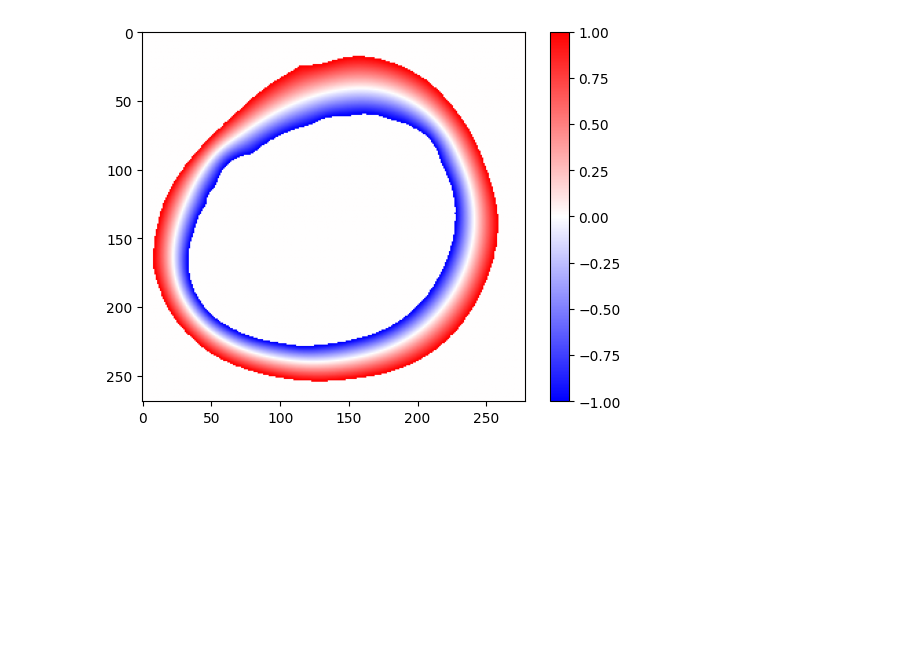
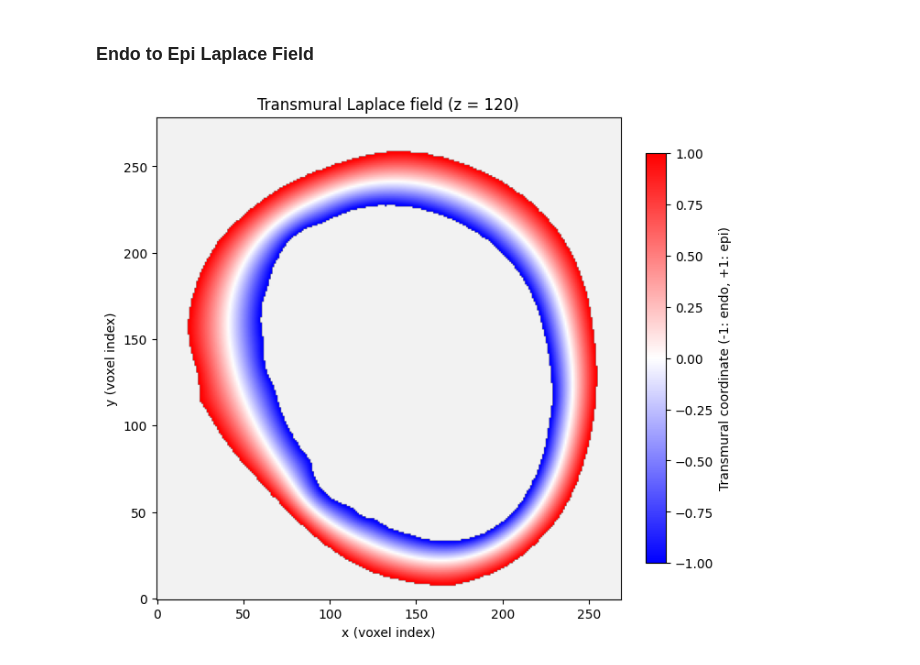
Before and after one commit to finitewave/Finitewave-Tools, a Jupyter notebook: Tutorials/Left Ventricle Fibers.ipynb, the cells around one changed output. Saved outputs shown, nothing was run; the diff lists cells and outputs as text; code cells hidden in the pictures; blank space fills up the shorter version.

```diff
--- a/Tutorials/Left Ventricle Fibers.ipynb
+++ b/Tutorials/Left Ventricle Fibers.ipynb
@@ -23,6 +41,23 @@ from scipy import ndimage
 
 
 def extract_surface(mesh):
+    """Return the added surface layer and the dilated tissue mask.
+
+    Parameters
+    ----------
+    mesh : ndarray, shape (nx, ny, nz)
+        Voxel array with positive tissue values and zero background.
+
+    Returns
+    -------
+    surface, dilated_mesh : ndarray of bool
+        Added voxels and expanded tissue, both with the input shape.
+
+    Raises
+    ------
+    ValueError
+        If tissue touches any boundary of the input volume.
+    """
     # check if mesh is touched by the boundary of the volume
     if (np.any([mesh[i, :, :].any() for i in [0, -1]])
         or np.any([mesh[:, i, :].any() for i in [0, -1]])
@@ -141,17 +270,25 @@ plt.show()
+# %% [markdown]
+### Endo to Epi Laplace Field
 # %%
 endo_epi_boundaries = [(endo_indices, -1), (epi_indices, 1)]
 
 K_endo_epi, b_endo_epi, x0, inds = make_system(K, dirichlet_conditions=endo_epi_boundaries)
 
 endo_epi_laplace = x0
 endo_epi_laplace[inds] = linear_solver(K_endo_epi, b_endo_epi, x0=x0[inds])
 endo_epi_mesh = np.zeros_like(dilated_mesh, dtype=np.float64)
 endo_epi_mesh.flat[full_indices] = endo_epi_laplace.astype(np.float64)
 
-%matplotlib inline
-plt.figure()
-plt.imshow(endo_epi_mesh[:, :, endo_epi_mesh.shape[2]//2], cmap="bwr")
-plt.colorbar()
+slice_z = endo_epi_mesh.shape[2] // 2
+field_slice = np.ma.masked_where(
+    ~dilated_mesh[:, :, slice_z].T, endo_epi_mesh[:, :, slice_z].T
+)
+fig, ax = plt.subplots(figsize=(7, 6), constrained_layout=True)
+im = ax.imshow(field_slice, cmap="bwr", origin="lower", vmin=-1, vmax=1)
+ax.set(title=f"Transmural Laplace field (z = {slice_z})",
+       xlabel="x (voxel index)", ylabel="y (voxel index)")
+ax.set_facecolor("#f2f2f2")
+fig.colorbar(im, ax=ax, label="Transmural coordinate (-1: endo, +1: epi)", shrink=0.85)
 plt.show()
 # %% [output]
-[figure, old version]
+[figure, new version]
```
Also changed, not shown: parts of 15 cells of this notebook, 11 other files.
